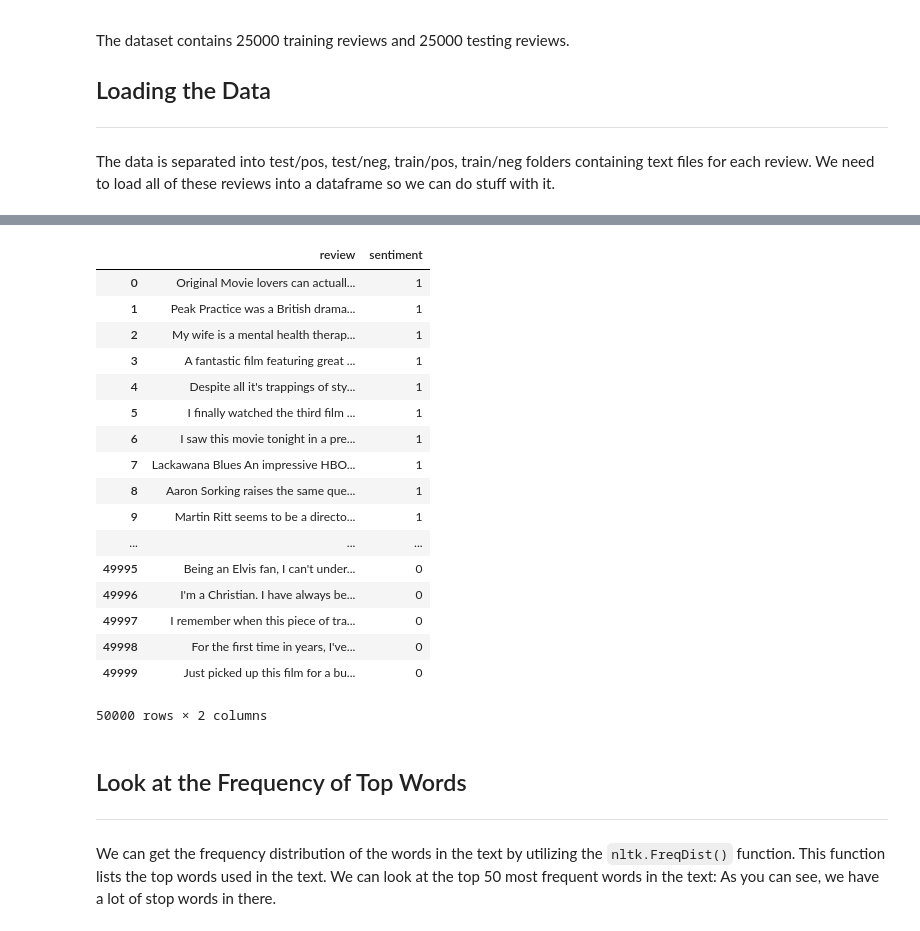
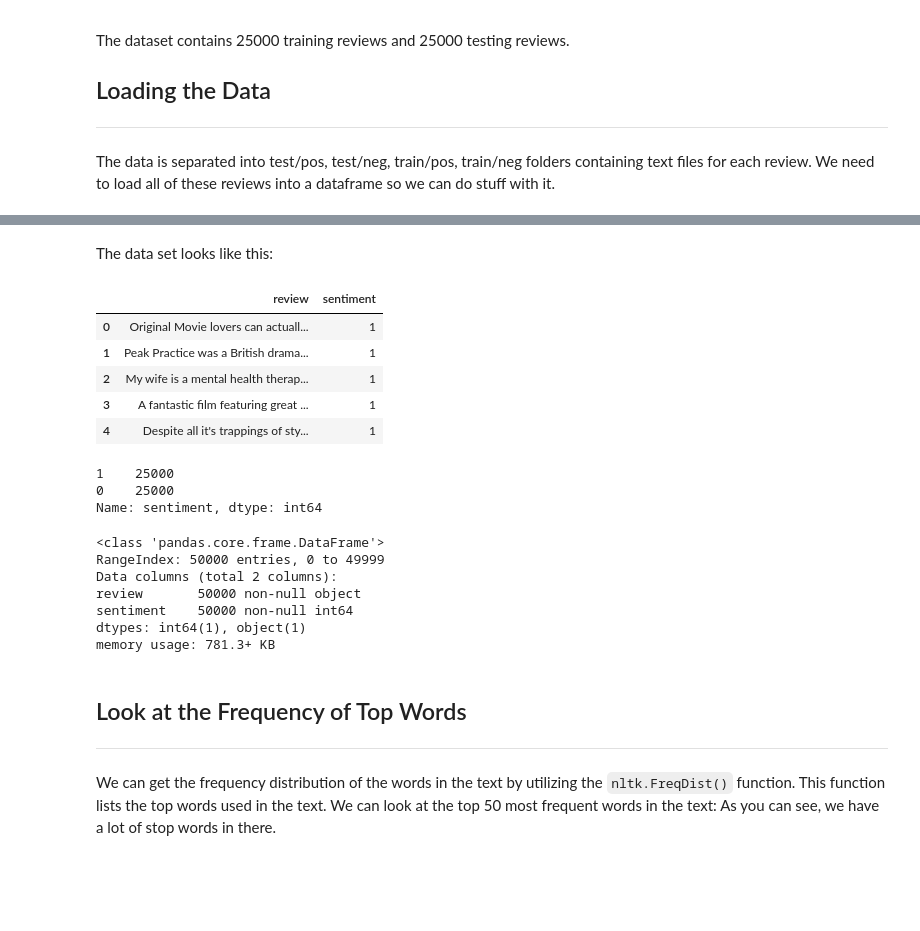
Before and after one commit to jcorrado76/NLP_in_Python, a Jupyter notebook: Word Embedding and Sentiment Classification using Keras.ipynb, the cells around one changed output, grey strips where cells are left out. Cells and saved outputs as stored; diff of their text form; code cells hidden in the pictures; blank space fills up the shorter version.

```diff
--- a/Word Embedding and Sentiment Classification using Keras.ipynb
+++ b/Word Embedding and Sentiment Classification using Keras.ipynb
@@ -148,24 +148,25 @@ import pandas as pd
 import logging
 import os
 
-logging.basicConfig(format="%(asctime)s : %(levelname)s : %(message)s",\
-                   level=logging.INFO)
+logging.basicConfig(format="%(asctime)s : %(levelname)s : %(message)s",
+                    level=logging.INFO)
 
 folder = "data/imdb_movie_reviews/"
-labels = {'pos':1, 'neg':0}
+labels = {'pos': 1, 'neg': 0}
 
 data = pd.DataFrame()
 i = 0
-for dataset in ["test","train"]:
-    for polarity in ["pos","neg"]:
+for dataset in ["test", "train"]:
+    for polarity in ["pos", "neg"]:
         preliminary_path = os.path.join(folder, dataset, polarity)
         for file in os.listdir(preliminary_path):
             full_file_name = os.path.join(preliminary_path, file)
             with open(full_file_name, 'r', encoding='utf-8') as fileHandle:
                 review_text = fileHandle.read()
-                review = pd.DataFrame([{"review":review_text,"sentiment":labels[polarity]}])
+                review = pd.DataFrame(
+                    [{"review": review_text, "sentiment": labels[polarity]}])
             i += 1
             data = data.append(review, ignore_index=True)
-            if (i%10000==0):
+            if (i % 10000 == 0):
                 logging.info("read {} reviews".format(i))
 # %% [output]
@@ -177,24 +178,30 @@ for dataset in ["test","train"]:
+# %% [markdown]
+The data set looks like this:
 # %%
-data
+data.head()
 # %% [output]
 |  | review | sentiment |
 | 0 | Original Movie lovers can actuall... | 1 |
 | 1 | Peak Practice was a British drama... | 1 |
 | 2 | My wife is a mental health therap... | 1 |
 | 3 | A fantastic film featuring great ... | 1 |
 | 4 | Despite all it's trappings of sty... | 1 |
-| 5 | I finally watched the third film ... | 1 |
-| 6 | I saw this movie tonight in a pre... | 1 |
-| 7 | Lackawana Blues An impressive HBO... | 1 |
-| 8 | Aaron Sorking raises the same que... | 1 |
-| 9 | Martin Ritt seems to be a directo... | 1 |
-| ... | ... | ... |
-| 49995 | Being an Elvis fan, I can't under... | 0 |
-| 49996 | I'm a Christian. I have always be... | 0 |
-| 49997 | I remember when this piece of tra... | 0 |
-| 49998 | For the first time in years, I've... | 0 |
-| 49999 | Just picked up this film for a bu... | 0 |
-50000 rows × 2 columns
+# %%
+data.sentiment.value_counts()
+# %% [output]
+1    25000
+0    25000
+Name: sentiment, dtype: int64
+# %%
+data.info()
+# %% [output]
+<class 'pandas.core.frame.DataFrame'>
+RangeIndex: 50000 entries, 0 to 49999
+Data columns (total 2 columns):
+review       50000 non-null object
+sentiment    50000 non-null int64
+dtypes: int64(1), object(1)
+memory usage: 781.3+ KB
 # %% [markdown]
 ## Look at the Frequency of Top Words
 ***
```
Also changed, not shown: parts of 25 cells of this notebook.
